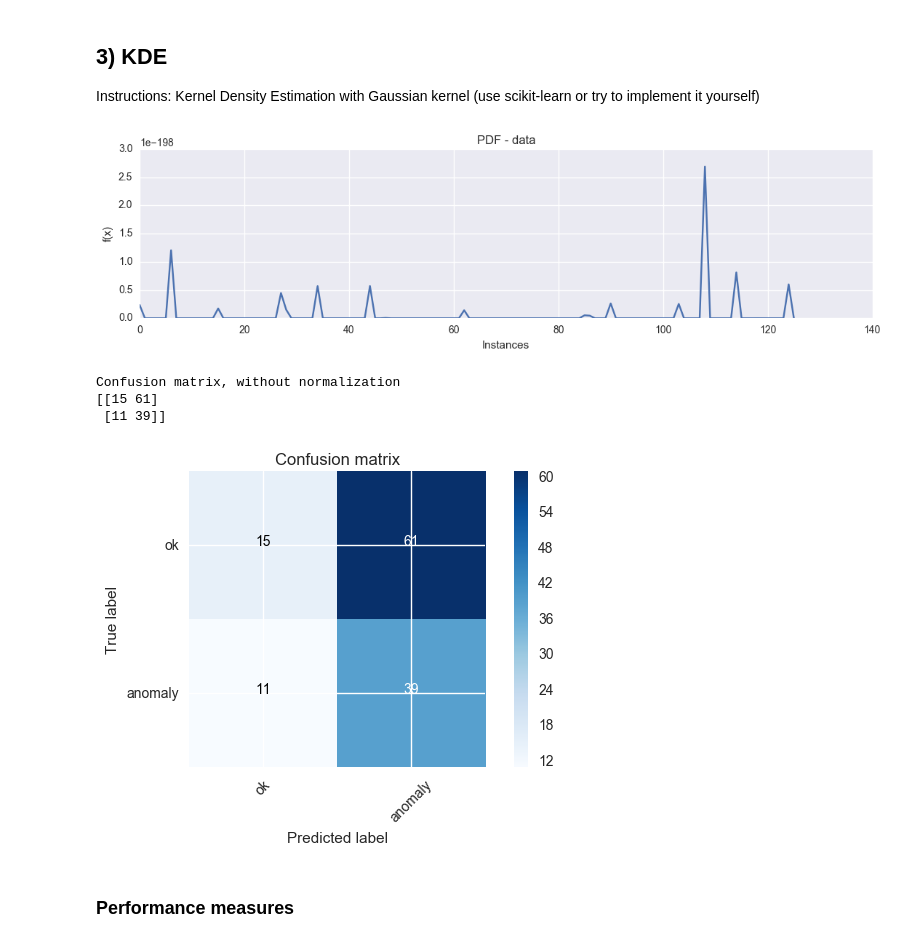
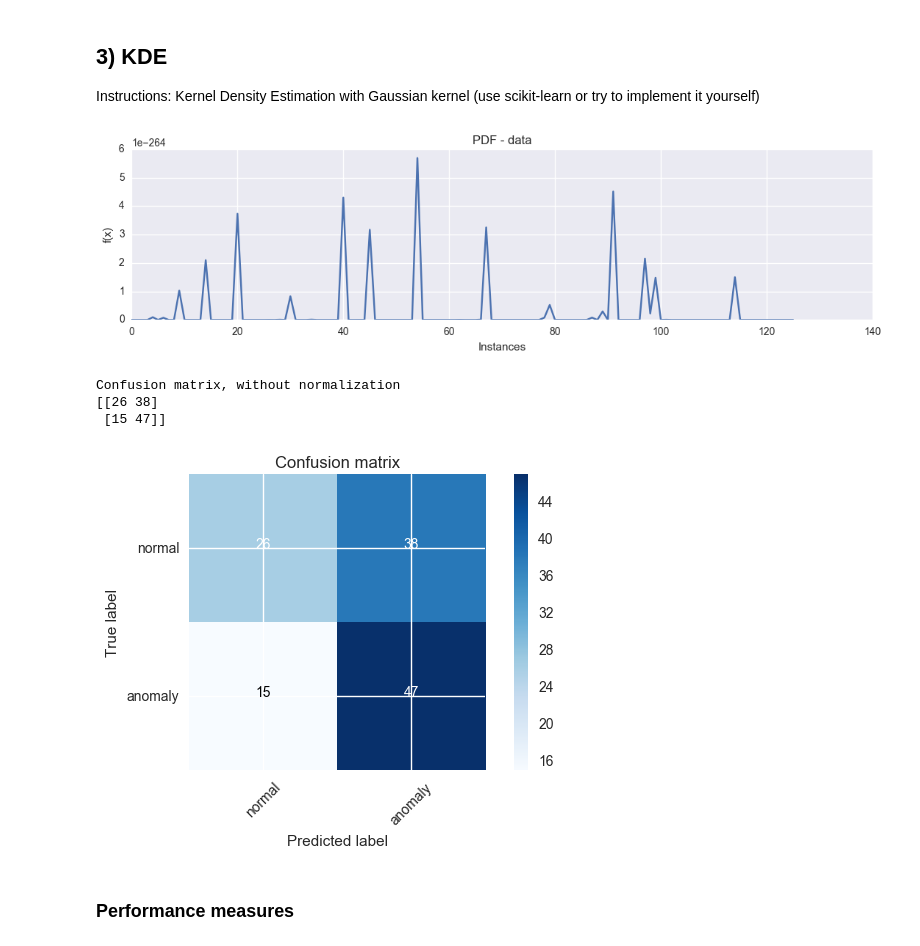
Before and after one commit to msandim/tum-anomaly-detection-challenges, a Jupyter notebook: Homework 1/Homework 1 - Paula Fortuna.ipynb, the cells around one changed output. Drawn from its saved outputs; the diff is of its cells as text; code cells hidden in the pictures.

```diff
--- a/Homework 1/Homework 1 - Paula Fortuna.ipynb
+++ b/Homework 1/Homework 1 - Paula Fortuna.ipynb
@@ -66,9 +66,9 @@ def performance_measures(true_positives,true_negatives,false_positives, false_ne
 # %%
 # Load the data
 import scipy.io
-data_mat = scipy.io.loadmat("data/oc_514.mat")
-data_mat = data_mat['x'][0,0]
-dataset = pd.DataFrame(np.hstack((data_mat[0],data_mat[2])), columns = np.append([x.strip() for x in data_mat[5]], ["class"]))
+d_mat = scipy.io.loadmat("data/oc_514.mat")
+d_mat = d_mat['x'][0,0]
+dataset = pd.DataFrame(np.hstack((d_mat[0],d_mat[2])), columns = np.append([x.strip() for x in d_mat[5]], ["class"]))
 dataset["class"] = dataset["class"].astype("category")
 dataset["class"].cat.rename_categories(["anomaly", "normal"], inplace = True)
 
@@ -89,37 +89,36 @@ from sklearn.model_selection import train_test_split
 X = dataset.ix[:,:278]
 y = dataset.ix[:,278]
 
-X_train, X_test, y_train, y_test = train_test_split(dataset.ix[:,:278], dataset.ix[:,278], test_size=0.3, random_state=0)
-X_train_ok = X_train[y_train != "anomaly"]
+X_train, X_test, y_train, y_test = train_test_split(dataset.ix[:,:278], dataset.ix[:,278], test_size=0.3, random_state=111)
+X_train_normal = X_train[y_train != "anomaly"]
 # %% [markdown]
 ## 3) KDE
 
 Instructions: Kernel Density Estimation with Gaussian kernel (use scikit-learn or try to implement it yourself)
 # %%
 from sklearn.neighbors.kde import KernelDensity
-from sklearn.model_selection import GridSearchCV
 
 #Calculate probabilities
 
 #hist = KernelDensity(kernel = "guassian", brandwith = 0.2)
-model = KernelDensity(kernel = "gaussian", bandwidth = 1.8)
-model.fit(X_train_ok)
-probs = np.exp(model.score_samples(X_test))
+model = KernelDensity(kernel = "gaussian", bandwidth = 3.1)
+model.fit(X_train_normal)
+results = np.exp(model.score_samples(X_test))
 
 # make predictions
-y_pred = np.array(["anomaly" if y == 0.0 else "normal" for y in probs])
+y_pred = np.array(["anomaly" if y == 0.0 else "normal" for y in results])
 
-plot_for_KDE(probs)
+plot_for_KDE(results)
 # %% [output]
-[figure, old version]
+[figure, new version]
 # %%
 from sklearn.metrics import confusion_matrix
 plot_confusion_matrix(confusion_matrix(y_test, y_pred, labels = ["normal", "anomaly"]), classes = ["normal", "anomaly"])
 # %% [output]
 Confusion matrix, without normalization
-[[15 61]
- [11 39]]
+[[26 38]
+ [15 47]]
-[figure, old version]
+[figure, new version]
 # %% [markdown]
 ### Performance measures
 # %%
```
Also changed, not shown: parts of 7 cells of this notebook.
